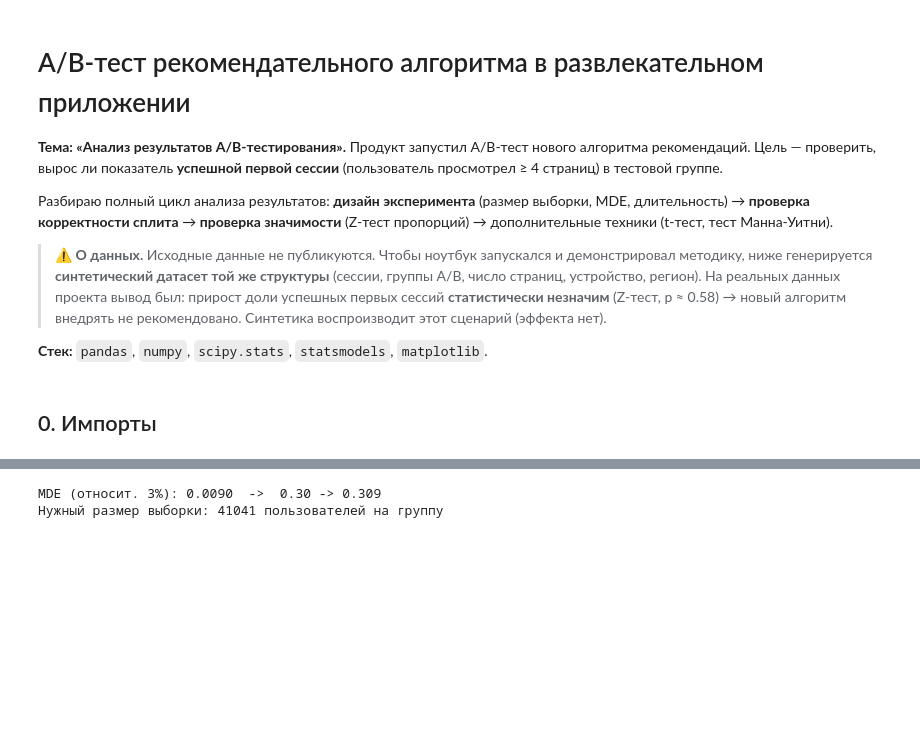
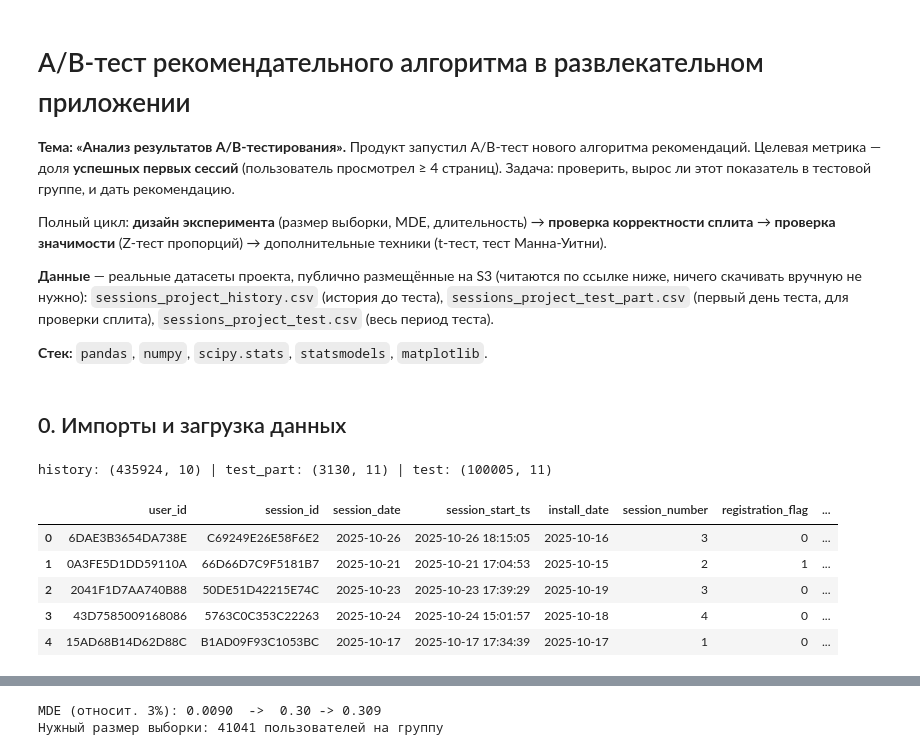
Before and after one commit to dsxx1/ab-test-analysis, a Jupyter notebook: ab_test_analysis.ipynb, the cells around one changed output, grey strips where cells are left out. Saved outputs shown, nothing was run; the diff lists cells and outputs as text; code cells hidden in the pictures; blank space fills up the shorter version.

```diff
--- a/ab_test_analysis.ipynb
+++ b/ab_test_analysis.ipynb
@@ -2,33 +2,48 @@
 # A/B-тест рекомендательного алгоритма в развлекательном приложении
 
 **Тема: «Анализ результатов
-A/B-тестирования».** Продукт запустил A/B-тест нового алгоритма рекомендаций. Цель —
-проверить, вырос ли показатель **успешной первой сессии** (пользователь просмотрел
-≥ 4 страниц) в тестовой группе.
+A/B-тестирования».** Продукт запустил A/B-тест нового алгоритма рекомендаций. Целевая
+метрика — доля **успешных первых сессий** (пользователь просмотрел ≥ 4 страниц).
+Задача: проверить, вырос ли этот показатель в тестовой группе, и дать рекомендацию.
 
-Разбираю полный цикл анализа результатов: **дизайн эксперимента** (размер выборки, MDE,
-длительность) → **проверка корректности сплита** → **проверка значимости** (Z-тест
-пропорций) → дополнительные техники (t-тест, тест Манна-Уитни).
+Полный цикл: **дизайн эксперимента** (размер выборки, MDE, длительность) →
+**проверка корректности сплита** → **проверка значимости** (Z-тест пропорций) →
+дополнительные техники (t-тест, тест Манна-Уитни).
 
-> ⚠️ **О данных.** Исходные данные не публикуются.
-> Чтобы ноутбук запускался и демонстрировал методику, ниже генерируется **синтетический
-> датасет той же структуры** (сессии, группы A/B, число страниц, устройство, регион).
-> На реальных данных проекта вывод был: прирост доли успешных первых сессий
-> **статистически незначим** (Z-тест, p ≈ 0.58) → новый алгоритм внедрять не рекомендовано.
-> Синтетика воспроизводит этот сценарий (эффекта нет).
+**Данные** — реальные датасеты проекта, публично размещённые на S3
+(читаются по ссылке ниже, ничего скачивать вручную не нужно):
+`sessions_project_history.csv` (история до теста), `sessions_project_test_part.csv`
+(первый день теста, для проверки сплита), `sessions_project_test.csv` (весь период теста).
 
 **Стек:** `pandas`, `numpy`, `scipy.stats`, `statsmodels`, `matplotlib`.
 # %% [markdown]
-## 0. Импорты
+## 0. Импорты и загрузка данных
 # %%
 import pandas as pd
 import numpy as np
 from math import ceil
 from scipy.stats import ttest_ind, mannwhitneyu
-from statsmodels.stats.proportion import proportions_ztest
+from statsmodels.stats.proportion import proportions_ztest, proportion_effectsize
 from statsmodels.stats.power import NormalIndPower
-from statsmodels.stats.proportion import proportion_effectsize
 import matplotlib.pyplot as plt
 
 %matplotlib inline
 plt.rcParams['figure.figsize'] = (9, 4)
+
+BASE = 'https://code.s3.yandex.net/datasets/'
+sessions_history   = pd.read_csv(BASE + 'sessions_project_history.csv')   # до теста
+sessions_test_part = pd.read_csv(BASE + 'sessions_project_test_part.csv') # первый день теста
+sessions_test      = pd.read_csv(BASE + 'sessions_project_test.csv')      # весь период теста
+
+print('history:', sessions_history.shape,
+      '| test_part:', sessions_test_part.shape,
+      '| test:', sessions_test.shape)
+sessions_test.head()
+# %% [output]
+history: (435924, 10) | test_part: (3130, 11) | test: (100005, 11)
+|  | user_id | session_id | session_date | session_start_ts | install_date | session_number | registration_flag | ... |
+| 0 | 6DAE3B3654DA738E | C69249E26E58F6E2 | 2025-10-26 | 2025-10-26 18:15:05 | 2025-10-16 | 3 | 0 | ... |
+| 1 | 0A3FE5D1DD59110A | 66D66D7C9F5181B7 | 2025-10-21 | 2025-10-21 17:04:53 | 2025-10-15 | 2 | 1 | ... |
+| 2 | 2041F1D7AA740B88 | 50DE51D42215E74C | 2025-10-23 | 2025-10-23 17:39:29 | 2025-10-19 | 3 | 0 | ... |
+| 3 | 43D7585009168086 | 5763C0C353C22263 | 2025-10-24 | 2025-10-24 15:01:57 | 2025-10-18 | 4 | 0 | ... |
+| 4 | 15AD68B14D62D88C | B1AD09F93C1053BC | 2025-10-17 | 2025-10-17 17:34:39 | 2025-10-17 | 1 | 0 | ... |
```
Also changed, not shown: parts of 36 cells of this notebook, 1 other file.
